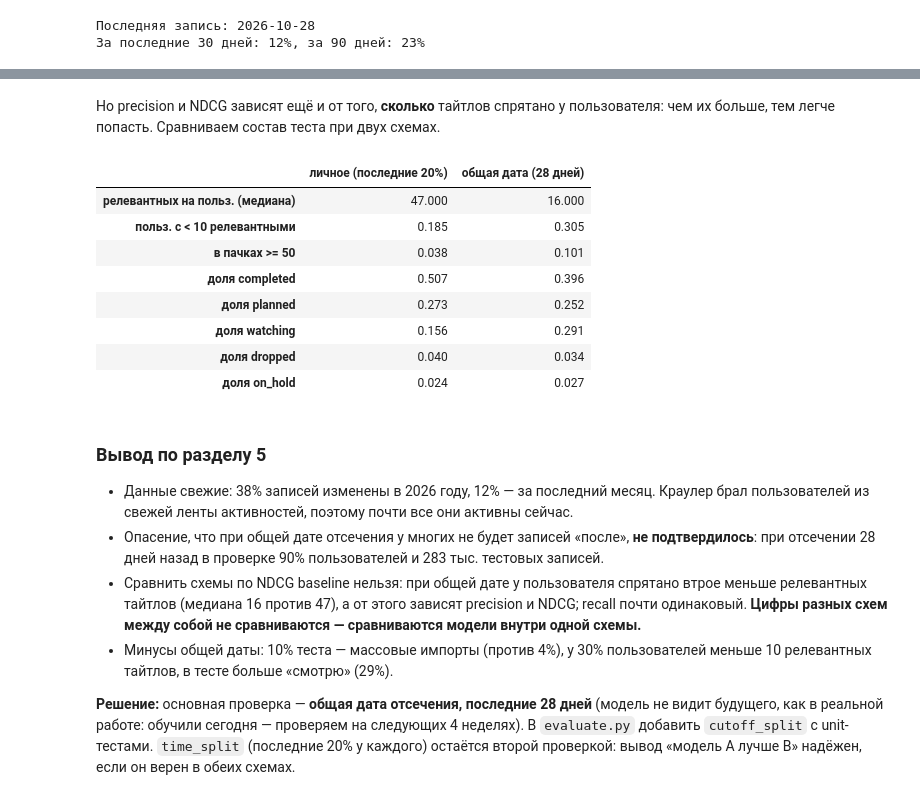
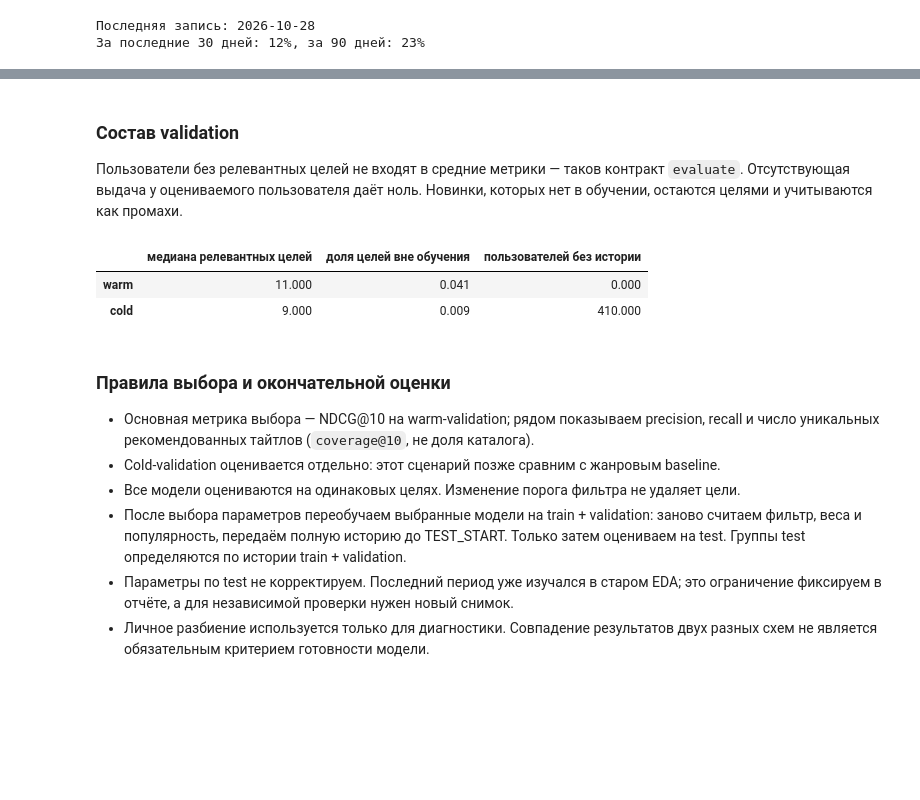
Before and after one commit to Drain-Doglazer/AniFolder, a Jupyter notebook: ml/notebooks/01_eda.ipynb, the cells around one changed output, grey strips where cells are left out. Cells and saved outputs as stored; diff of their text form; code cells hidden in the pictures; blank space fills up the shorter version.

```diff
--- a/ml/notebooks/01_eda.ipynb
+++ b/ml/notebooks/01_eda.ipynb
@@ -481,14 +515,7 @@ print(f"За последние 30 дней: {(dated >= last - pd.Timedelta(days
 # %%
-rows = {}
-for days in [28, 60, 120]:
-    cutoff = last - pd.Timedelta(days=days)
-    after = df.updated_at >= cutoff  # df — после filter_interactions (раздел 1)
-    before_counts = df[~after].groupby("user_id").size()
-    users = set(df[after].user_id) & set(before_counts[before_counts >= 5].index)
-    rows[f"{days} дней ({cutoff.date()})"] = {
-        "пользователей в проверке": len(users),
-        "доля пользователей": len(users) / df.user_id.nunique(),
-        "тестовых записей": int(df[after].user_id.isin(users).sum()),
-    }
-pd.DataFrame(rows).T
+pd.DataFrame({
+    name: {"записей": len(part), "пользователей": part.user_id.nunique(),
+           "тайтлов": part.anime_id.nunique(), "без даты": int(part.updated_at.isna().sum())}
+    for name, part in [("train", train_history), ("validation", validation), ("test", final_test)]
+}).T
 # %% [output]
@@ -528,36 +552,33 @@ pd.DataFrame({
 # %% [markdown]
-Но precision и NDCG зависят ещё и от того, **сколько** тайтлов спрятано у пользователя: чем их больше, тем легче попасть. Сравниваем состав теста при двух схемах.
+### Состав validation
+
+Пользователи без релевантных целей не входят в средние метрики — таков контракт
+`evaluate`. Отсутствующая выдача у оцениваемого пользователя даёт ноль.
+Новинки, которых нет в обучении, остаются целями и учитываются как промахи.
 # %%
-def test_profile(test):
-    relevant = pd.Series({u: len(items) for u, items in relevant_items(test).items()})
-    batch = test.groupby(["user_id", "updated_at"]).anime_id.transform("size")
-    return {
-        "релевантных на польз. (медиана)": relevant.median(),
-        "польз. с < 10 релевантными": (relevant < 10).mean(),
-        "в пачках >= 50": (batch >= 50).mean(),
-        **{f"доля {s}": v for s, v in test.status.value_counts(normalize=True).items()},
-    }
-
-
-pd.DataFrame({"личное (последние 20%)": test_profile(test),
-              "общая дата (28 дней)": test_profile(global_test)}).round(3)
+known_items = set(training.anime_id)
+pd.DataFrame({name: {
+    "медиана релевантных целей": pd.Series([len(items) for items in targets.values()]).median(),
+    "доля целей вне обучения": sum(len(items - known_items) for items in targets.values())
+                               / sum(map(len, targets.values())),
+    "пользователей без истории": sum(history_counts.get(u, 0) == 0 for u in targets),
+} for name, targets in cohorts.items()}).T
 # %% [output]
-|  | личное (последние 20%) | общая дата (28 дней) |
-| релевантных на польз. (медиана) | 47.000 | 16.000 |
-| польз. с < 10 релевантными | 0.185 | 0.305 |
-| в пачках >= 50 | 0.038 | 0.101 |
-| доля completed | 0.507 | 0.396 |
-| доля planned | 0.273 | 0.252 |
-| доля watching | 0.156 | 0.291 |
-| доля dropped | 0.040 | 0.034 |
-| доля on_hold | 0.024 | 0.027 |
+|  | медиана релевантных целей | доля целей вне обучения | пользователей без истории |
+| warm | 11.000 | 0.041 | 0.000 |
+| cold | 9.000 | 0.009 | 410.000 |
 # %% [markdown]
-### Вывод по разделу 5
+### Правила выбора и окончательной оценки
 
-- Данные свежие: 38% записей изменены в 2026 году, 12% — за последний месяц. Краулер брал пользователей из свежей ленты активностей, поэтому почти все они активны сейчас.
-- Опасение, что при общей дате отсечения у многих не будет записей «после», **не подтвердилось**: при отсечении 28 дней назад в проверке 90% пользователей и 283 тыс. тестовых записей.
-- Сравнить схемы по NDCG baseline нельзя: при общей дате у пользователя спрятано втрое меньше релевантных тайтлов (медиана 16 против 47), а от этого зависят precision и NDCG; recall почти одинаковый. **Цифры разных схем между собой не сравниваются — сравниваются модели внутри одной схемы.**
-- Минусы общей даты: 10% теста — массовые импорты (против 4%), у 30% пользователей меньше 10 релевантных тайтлов, в тесте больше «смотрю» (29%).
-
-**Решение:** основная проверка — **общая дата отсечения, последние 28 дней** (модель не видит будущего, как в реальной работе: обучили сегодня — проверяем на следующих 4 неделях). В `evaluate.py` добавить `cutoff_split` с unit-тестами. `time_split` (последние 20% у каждого) остаётся второй проверкой: вывод «модель A лучше B» надёжен, если он верен в обеих схемах.
+- Основная метрика выбора — NDCG@10 на warm-validation; рядом показываем precision,
+  recall и число уникальных рекомендованных тайтлов (`coverage@10`, не доля каталога).
+- Cold-validation оценивается отдельно: этот сценарий позже сравним с жанровым baseline.
+- Все модели оцениваются на одинаковых целях. Изменение порога фильтра не удаляет цели.
+- После выбора параметров переобучаем выбранные модели на train + validation:
+  заново считаем фильтр, веса и популярность, передаём полную историю до TEST_START.
+  Только затем оцениваем на test. Группы test определяются по истории train + validation.
+- Параметры по test не корректируем. Последний период уже изучался в старом EDA;
+  это ограничение фиксируем в отчёте, а для независимой проверки нужен новый снимок.
+- Личное разбиение используется только для диагностики. Совпадение результатов двух
+  разных схем не является обязательным критерием готовности модели.
 # %% [markdown]
```
Also changed, not shown: parts of 21 cells of this notebook, 2 other files.
